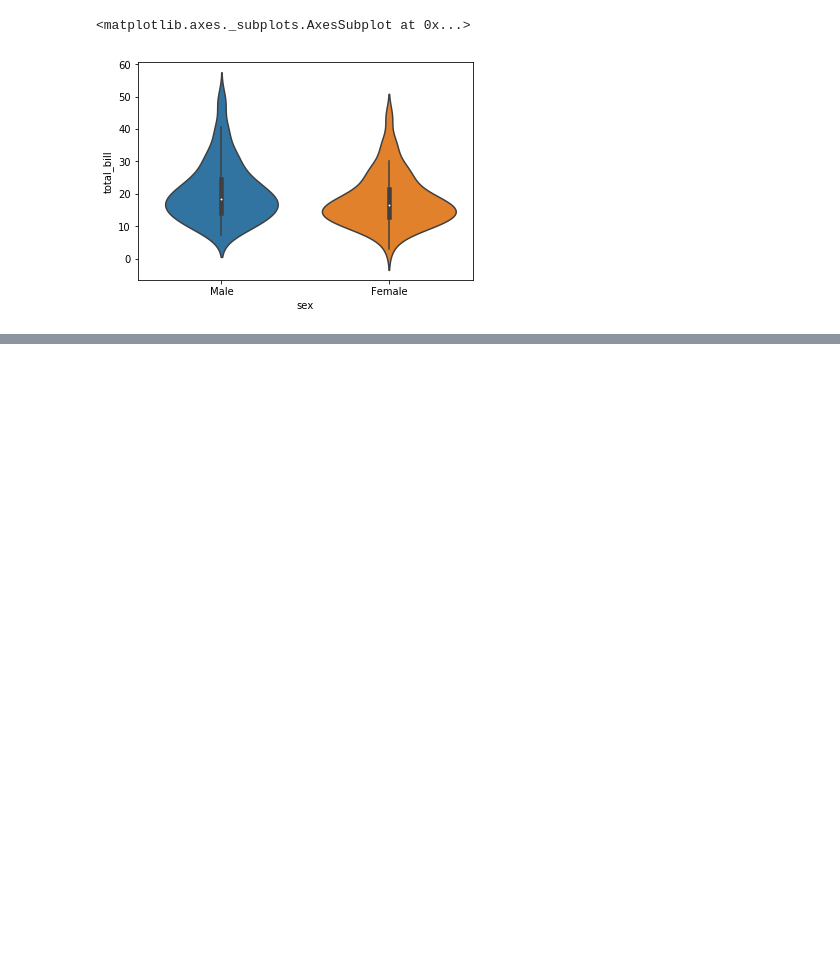
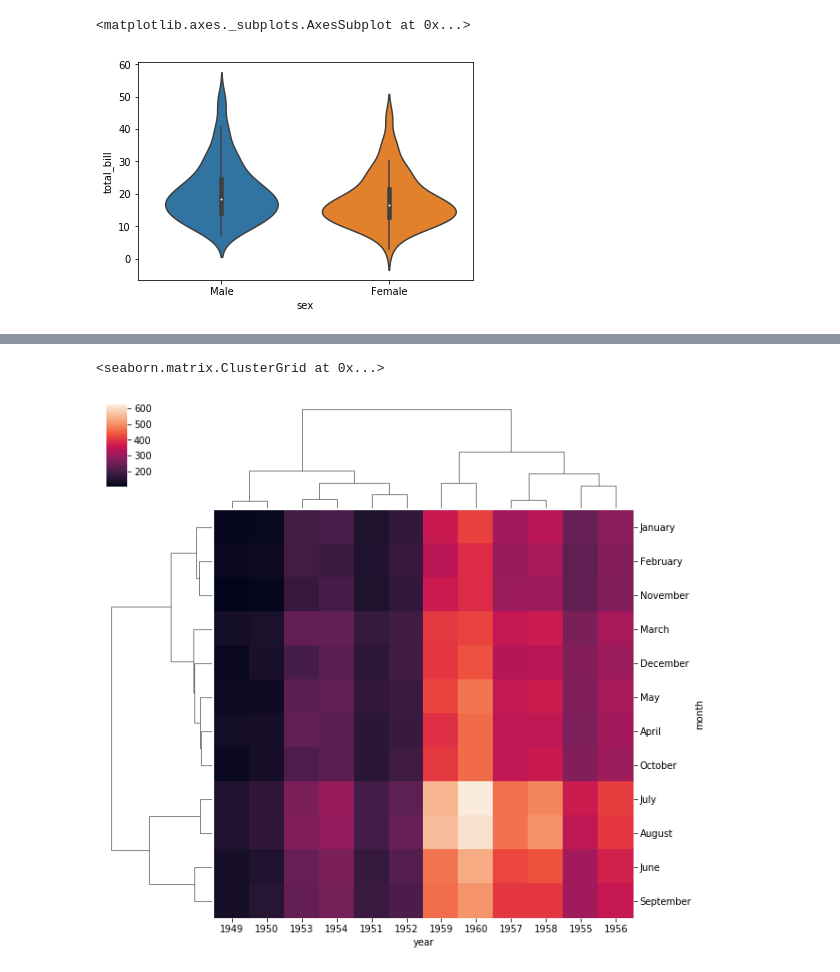
Before and after one commit to imsakshi/Data-Analytics----13-May-2020, a Jupyter notebook: Data visualization.ipynb, the cells around one changed output, grey strips where cells are left out. Saved outputs shown, nothing was run; the diff lists cells and outputs as text; code cells hidden in the pictures; blank space fills up the shorter version.

```diff
--- a/Data visualization.ipynb
+++ b/Data visualization.ipynb
@@ -201,0 +239,5 @@ sns.violinplot("sex" , "total_bill" , data = tips)
+# %%
+sns.clustermap(df2)
+# %% [output]
+<seaborn.matrix.ClusterGrid at 0x...>
+[figure, added]
```
Also changed, not shown: parts of 34 cells of this notebook, 2 other files.
